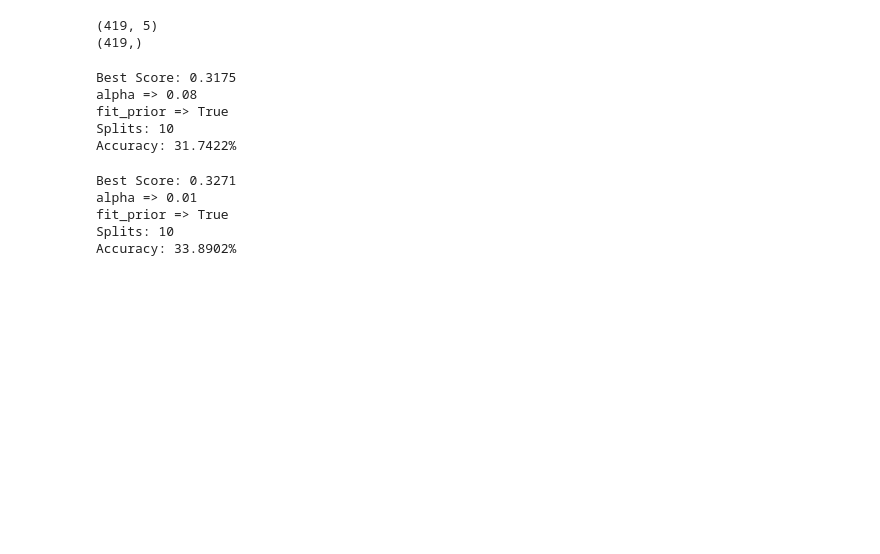
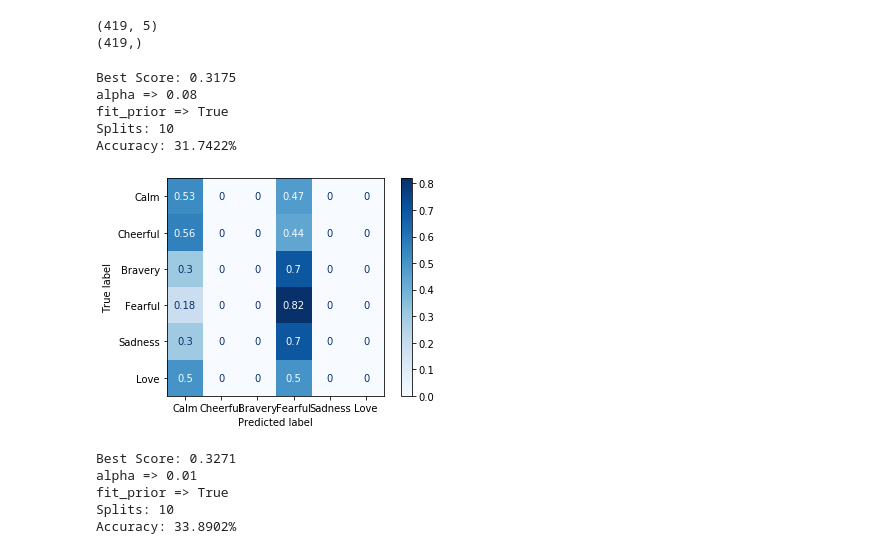
Before and after one commit to gracielnunciob/XLB48, a Jupyter notebook: Notebooks/Training/Naive Bayes Hyperparameter Search.ipynb, the cells around one changed output. Saved outputs shown, nothing was run; the diff lists cells and outputs as text; code cells hidden in the pictures; blank space fills up the shorter version.

Commit message:
Added Confusion Matrix Display

```diff
--- a/Notebooks/Training/Naive Bayes Hyperparameter Search.ipynb
+++ b/Notebooks/Training/Naive Bayes Hyperparameter Search.ipynb
@@ -37,13 +39,13 @@ print(y_train.shape)
 
 parameters = {'alpha':[0.01 * i for i in range(1,101)], 'fit_prior':[True, False]}
 mnb = MultinomialNB()
-gscv = GridSearchCV(mnb, parameters,cv=10)
-gscv.fit(x_train,y_train)
+grid_search_multinomial = GridSearchCV(mnb, parameters,cv=10)
+grid_search_multinomial.fit(x_train,y_train)
 print("Best Score: {:.4f}".format(gscv.best_score_))
-for k,v in gscv.best_params_.items():
+for k,v in grid_search_multinomial.best_params_.items():
     print("{} => {}".format(k,v))
-print("Splits: {}".format(gscv.n_splits_))
-y_out = gscv.predict(x_train)
+print("Splits: {}".format(grid_search_multinomial.n_splits_))
+y_out = grid_search_multinomial.predict(x_train)
 print("Accuracy: {:.4f}%".format(np.mean(y_out == y_train) * 100.0))
 # print(y_out)
 # %% [output]
@@ -52,6 +54,13 @@ alpha => 0.08
 fit_prior => True
 Splits: 10
 Accuracy: 31.7422%
+# %%
+disp = plot_confusion_matrix(grid_search_multinomial, x_train, y_train,
+                             display_labels=["Calm","Cheerful","Bravery","Fearful","Sadness","Love"],
+                             cmap=plt.cm.Blues,
+                             normalize='true')
+# %% [output]
+[figure, added]
 # %%
 # CategoricalNB, Grid Search
 parameters = {'alpha':[0.01 * i for i in range(1,101)], 'fit_prior':[True, False]}
```
Also changed, not shown: parts of 11 cells of this notebook.
